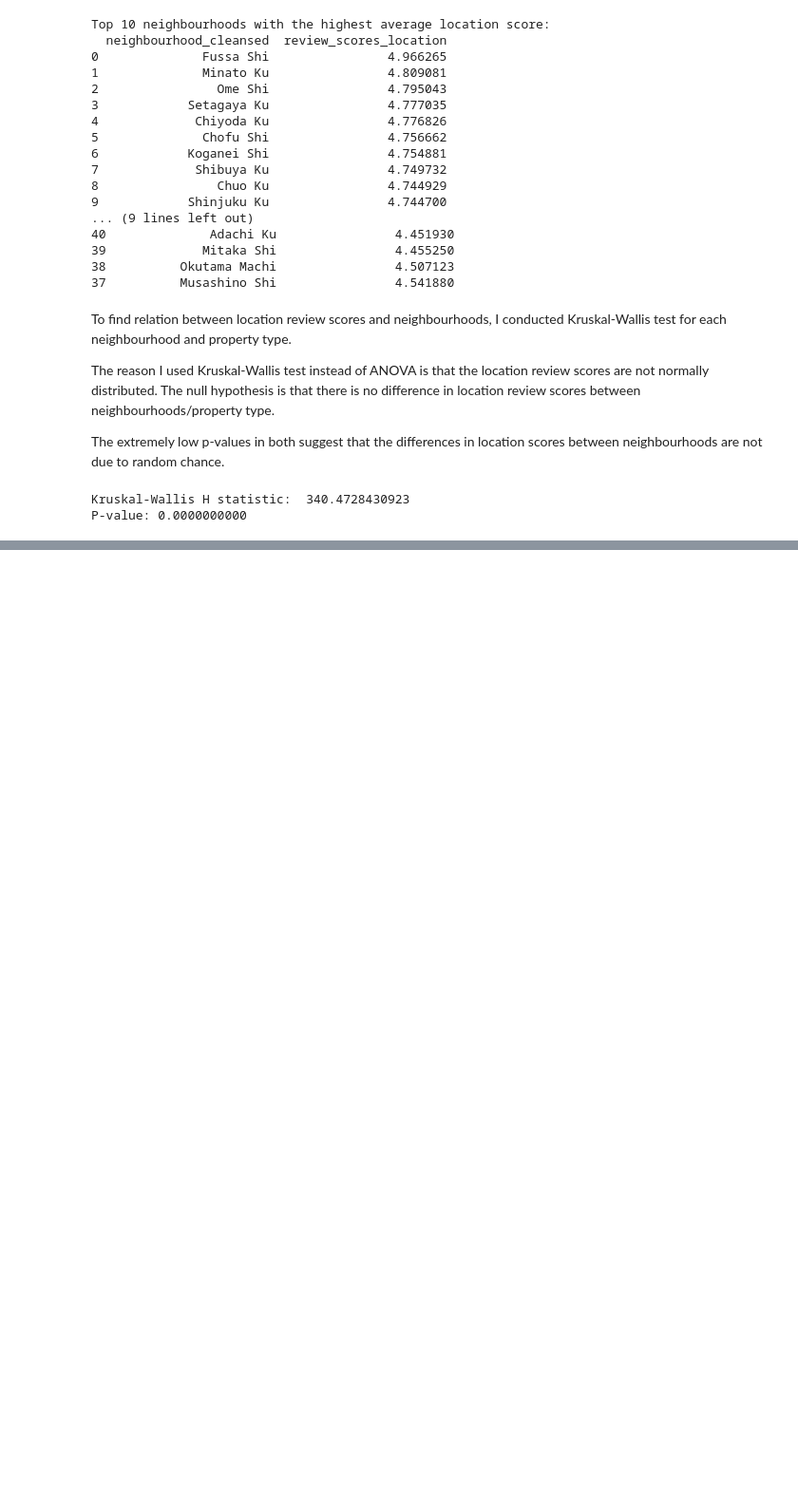
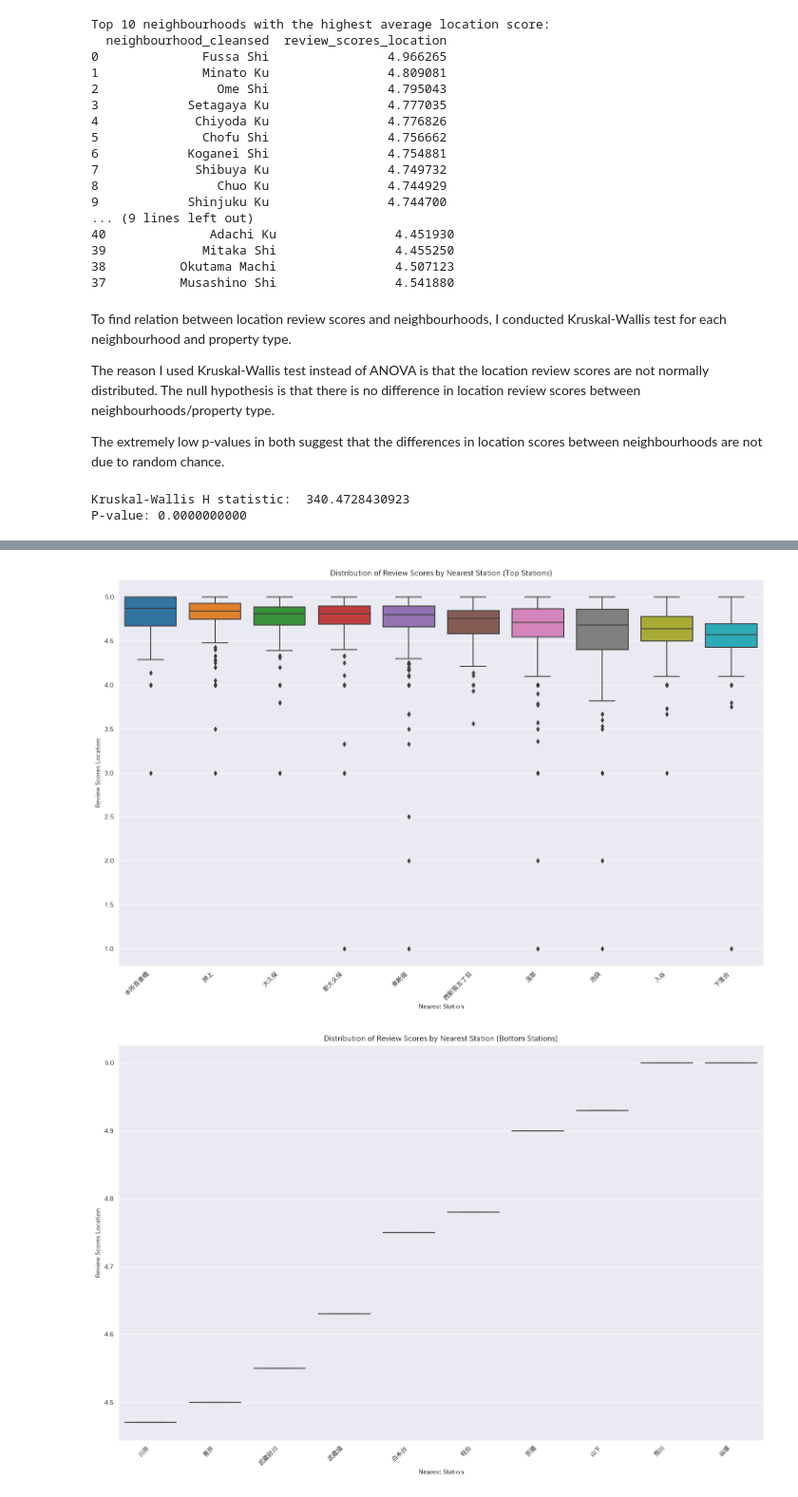
Before and after one commit to walnut07/airbnb_analysis, a Jupyter notebook: location_review.ipynb, the cells around one changed output, grey strips where cells are left out. Shown at 95% size. Drawn from its saved outputs; the diff is of its cells as text; code cells hidden in the pictures; blank space fills up the shorter version.

```diff
--- a/location_review.ipynb
+++ b/location_review.ipynb
@@ -170,0 +395,30 @@ P-value: 0.0000000000
+# %%
+import japanize_matplotlib
+
+def nearest_station_boxplot_by_station(df, ascending=True):
+    if ascending:
+        top_stations = df['nearest_station'].value_counts().head(10).index
+        filtered_df = df[df['nearest_station'].isin(top_stations)]
+    else:
+        bottom_stations = df['nearest_station'].value_counts().tail(10).index
+        filtered_df = df[df['nearest_station'].isin(bottom_stations)]
+
+    plt.figure(figsize=(15, 10))
+    order = filtered_df.groupby('nearest_station').median()['review_scores_location'].sort_values(ascending=not ascending).index
+    sns.boxplot(data=filtered_df, x='nearest_station', y='review_scores_location', order=order)
+
+    plt.xticks(rotation=45, ha='right')
+
+    label = 'Top' if ascending else 'Bottom'
+    plt.title(f'Distribution of Review Scores by Nearest Station ({label} Stations)'.format(label=label))
+    plt.xlabel('Nearest Station')
+    plt.ylabel('Review Scores Location')
+
+    plt.tight_layout()
+    plt.show()
+
+nearest_station_boxplot_by_station(df_full, ascending=True)
+nearest_station_boxplot_by_station(df_full, ascending=False)
+# %% [output]
+[figure, added]
+[figure, added]
```
Also changed, not shown: parts of 14 cells of this notebook, 1 other file.
